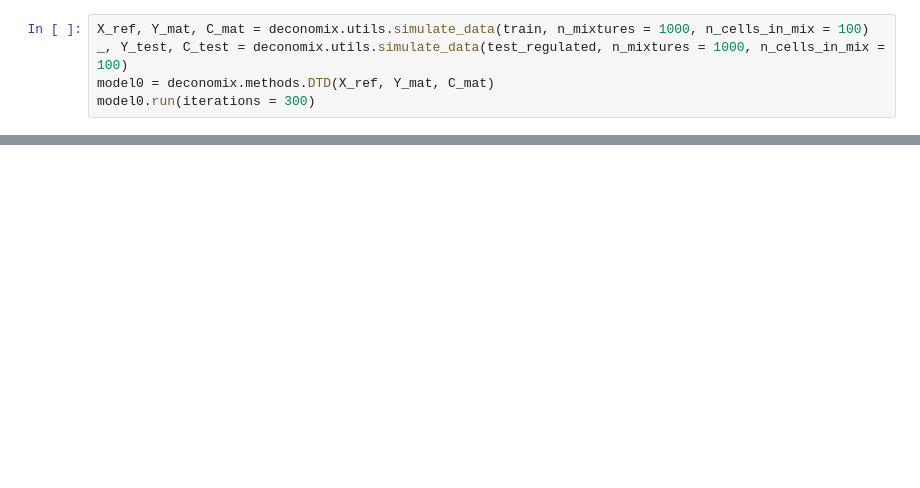
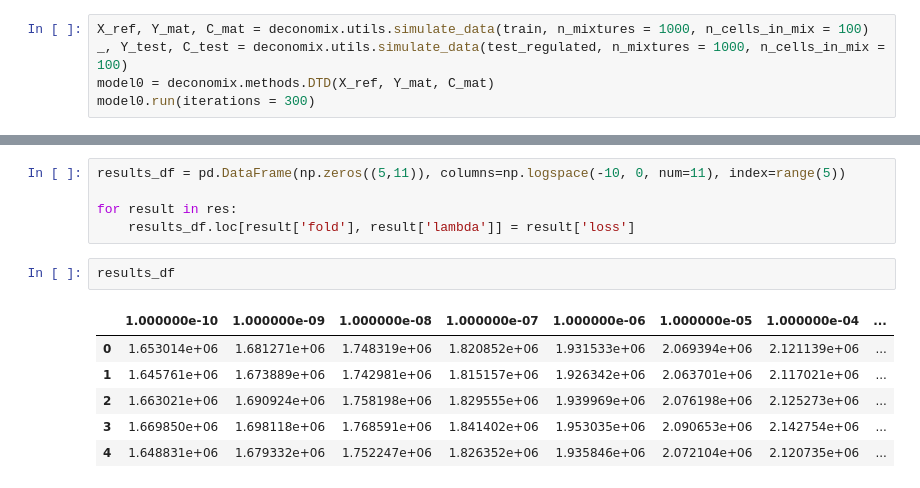
Before and after one commit to Deconomix/Deconomix, a Jupyter notebook: examples/Test_HPS2.ipynb, the cells around one changed output, grey strips where cells are left out. Cells and saved outputs as stored; diff of their text form; blank space fills up the shorter version.

```diff
--- a/examples/Test_HPS2.ipynb
+++ b/examples/Test_HPS2.ipynb
@@ -63,0 +316,14 @@ KeyboardInterrupt:
+# %%
+results_df = pd.DataFrame(np.zeros((5,11)), columns=np.logspace(-10, 0, num=11), index=range(5))
+
+for result in res:
+    results_df.loc[result['fold'], result['lambda']] = result['loss']
+# %%
+results_df
+# %% [output]
+|  | 1.000000e-10 | 1.000000e-09 | 1.000000e-08 | 1.000000e-07 | 1.000000e-06 | 1.000000e-05 | 1.000000e-04 | ... |
+| 0 | 1.653014e+06 | 1.681271e+06 | 1.748319e+06 | 1.820852e+06 | 1.931533e+06 | 2.069394e+06 | 2.121139e+06 | ... |
+| 1 | 1.645761e+06 | 1.673889e+06 | 1.742981e+06 | 1.815157e+06 | 1.926342e+06 | 2.063701e+06 | 2.117021e+06 | ... |
+| 2 | 1.663021e+06 | 1.690924e+06 | 1.758198e+06 | 1.829555e+06 | 1.939969e+06 | 2.076198e+06 | 2.125273e+06 | ... |
+| 3 | 1.669850e+06 | 1.698118e+06 | 1.768591e+06 | 1.841402e+06 | 1.953035e+06 | 2.090653e+06 | 2.142754e+06 | ... |
+| 4 | 1.648831e+06 | 1.679332e+06 | 1.752247e+06 | 1.826352e+06 | 1.935846e+06 | 2.072104e+06 | 2.120735e+06 | ... |
```
Also changed, not shown: parts of 13 cells of this notebook, 1 other file.
